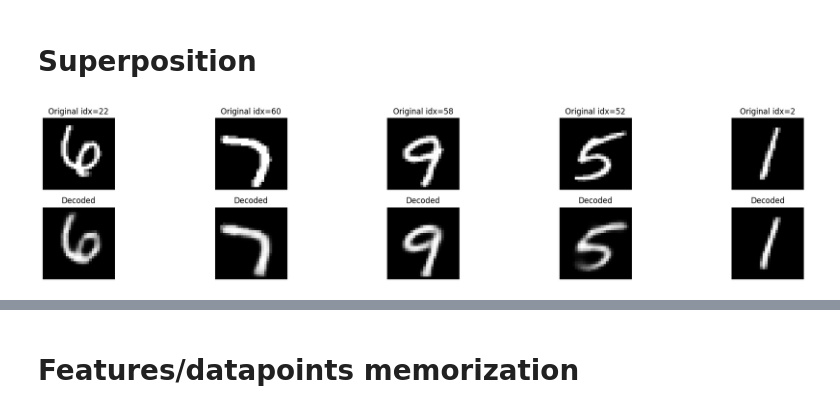
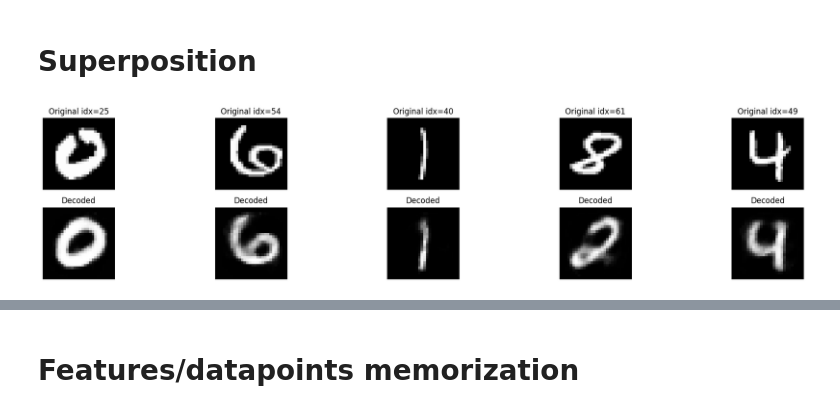
Before and after one commit to EnricoFrau/Autoencoders-Abstraction, a Jupyter notebook: notebooks/overlap_analysis.ipynb, the cells around one changed output, grey strips where cells are left out. Cells and saved outputs as stored; diff of their text form; code cells hidden in the pictures.

```diff
--- a/notebooks/overlap_analysis.ipynb
+++ b/notebooks/overlap_analysis.ipynb
@@ -373,35 +373,35 @@ from AE.plotter_functions import visualize_decoded_from_latent_vectors, plot_ori
 # %%
 from AE.overlaps import load_model
 
 ld = 8
 num_hidden_layers = 7
 
 model_kwargs = {
     'input_dim': 28*28,
     'latent_dim': ld,
     'decrease_rate': 0.6,
     'device': device,
     'output_activation_encoder': nn.Sigmoid
 }
 model_path_kwargs = {
     'output_activation_encoder': 'sigmoid output',
     'train_type': 'simultaneous train',
     'latent_dim': f"{model_kwargs['latent_dim']}ld",
     'decrease_rate': '06',
     'learning_rate': '1e3',
-    'train_num': 1,
+    'train_num': 0,
 }
 
 model_kwargs['hidden_layers'] = num_hidden_layers
 model_path_kwargs['num_hidden_layers'] = num_hidden_layers
 model_path_kwargs['dataset'] = 'MNIST'
 
 
 model = load_model(model_path_kwargs, model_kwargs)
 
 plot_original_vs_decoded(model, val_loader_MNIST, device=device)
 # %% [output]
-[figure, old version]
+[figure, new version]
 # %%
 ld = 8
 
```
Also changed, not shown: parts of 8 cells of this notebook, 15 other files.
